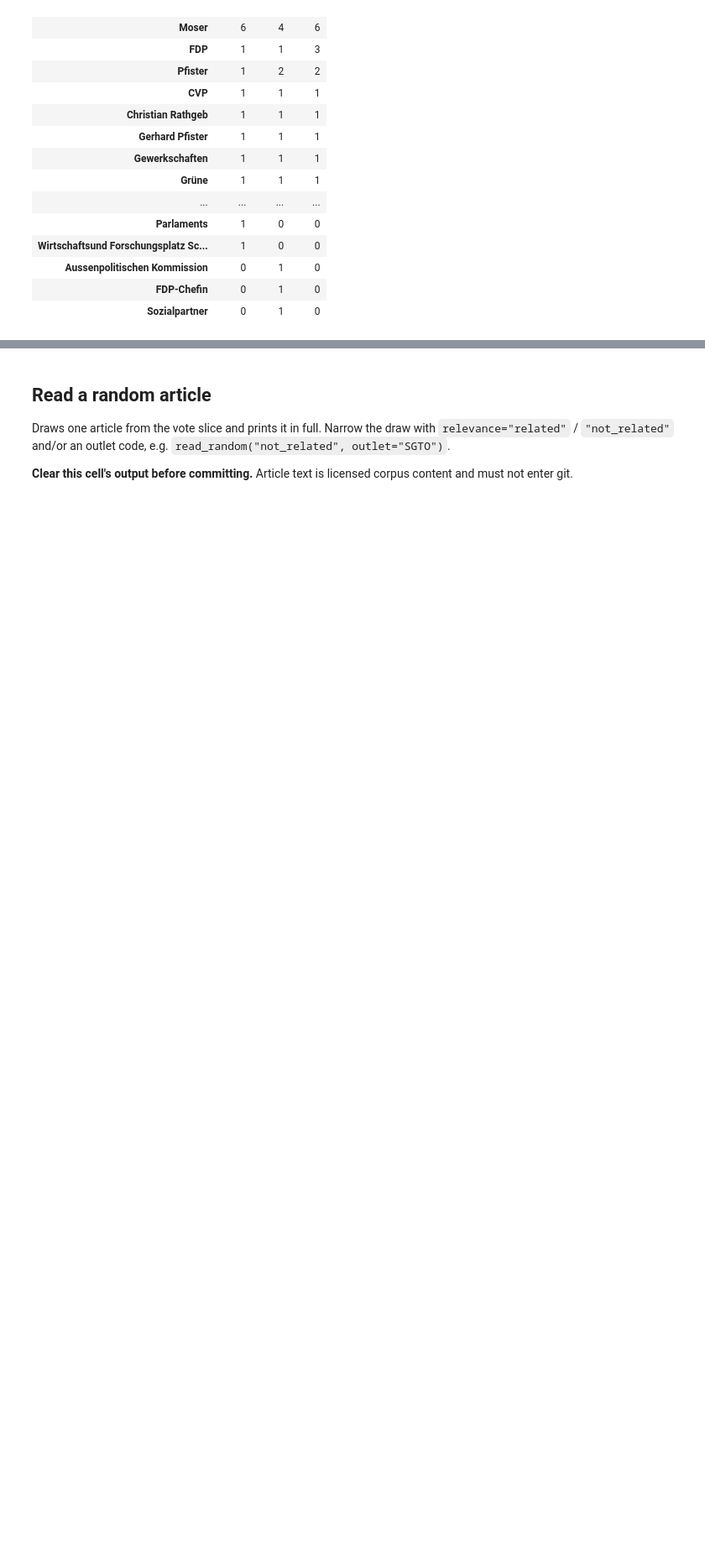
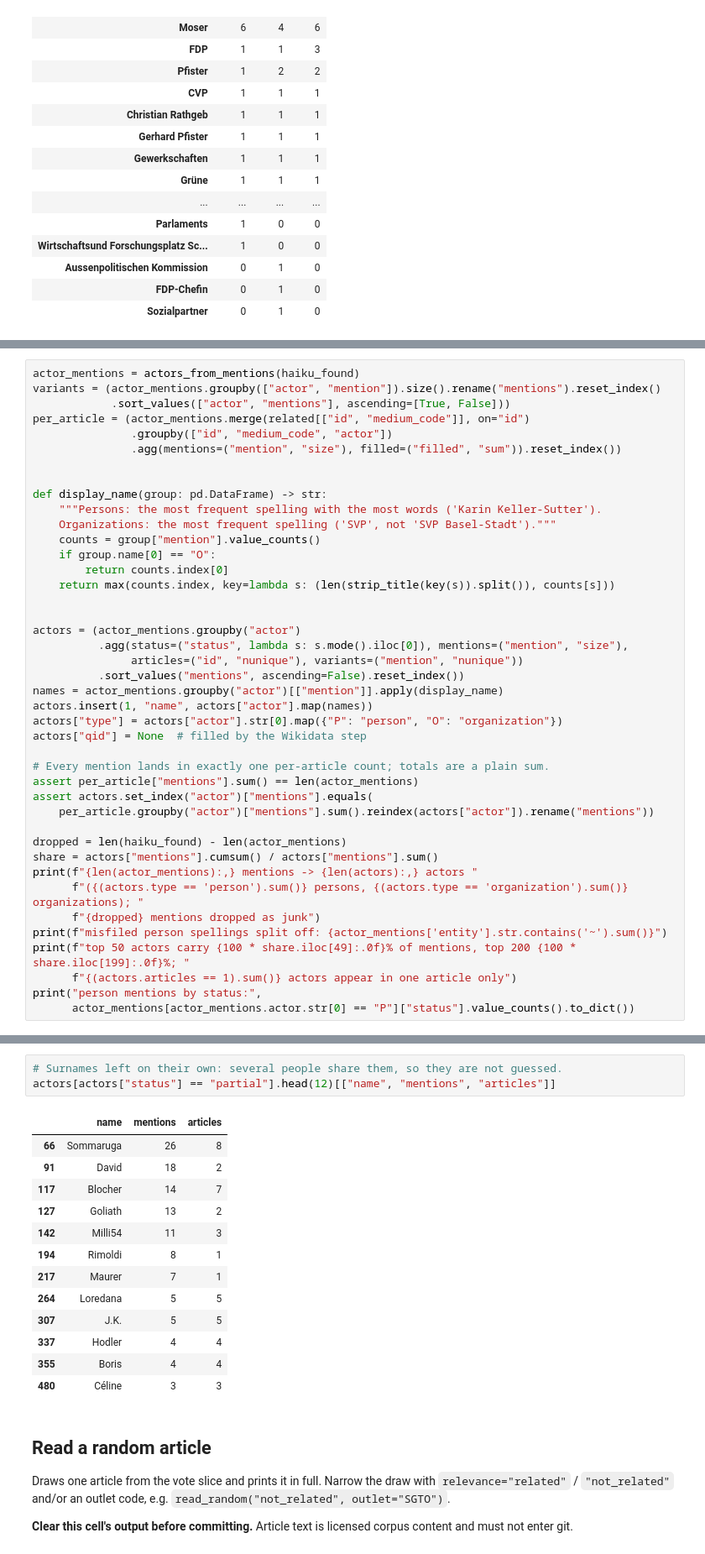
Before and after one commit to RasanYo/political-graph-rag, a Jupyter notebook: notebooks/02_explore_ner_de.ipynb, the cells around one changed output, grey strips where cells are left out. Shown at 84% size. Saved outputs shown, nothing was run; the diff lists cells and outputs as text; blank space fills up the shorter version.

```diff
--- a/notebooks/02_explore_ner_de.ipynb
+++ b/notebooks/02_explore_ner_de.ipynb
@@ -972,0 +1132,42 @@ side_by_side(example["id"])
+# %%
+actor_mentions = actors_from_mentions(haiku_found)
+variants = (actor_mentions.groupby(["actor", "mention"]).size().rename("mentions").reset_index()
+            .sort_values(["actor", "mentions"], ascending=[True, False]))
+per_article = (actor_mentions.merge(related[["id", "medium_code"]], on="id")
+               .groupby(["id", "medium_code", "actor"])
+               .agg(mentions=("mention", "size"), filled=("filled", "sum")).reset_index())
+
+
+def display_name(group: pd.DataFrame) -> str:
+    """Persons: the most frequent spelling with the most words ('Karin Keller-Sutter').
+    Organizations: the most frequent spelling ('SVP', not 'SVP Basel-Stadt')."""
+    counts = group["mention"].value_counts()
+    if group.name[0] == "O":
+        return counts.index[0]
+    return max(counts.index, key=lambda s: (len(strip_title(key(s)).split()), counts[s]))
+
+
+actors = (actor_mentions.groupby("actor")
+          .agg(status=("status", lambda s: s.mode().iloc[0]), mentions=("mention", "size"),
+               articles=("id", "nunique"), variants=("mention", "nunique"))
+          .sort_values("mentions", ascending=False).reset_index())
+names = actor_mentions.groupby("actor")[["mention"]].apply(display_name)
+actors.insert(1, "name", actors["actor"].map(names))
+actors["type"] = actors["actor"].str[0].map({"P": "person", "O": "organization"})
+actors["qid"] = None  # filled by the Wikidata step
+
+# Every mention lands in exactly one per-article count; totals are a plain sum.
+assert per_article["mentions"].sum() == len(actor_mentions)
+assert actors.set_index("actor")["mentions"].equals(
+    per_article.groupby("actor")["mentions"].sum().reindex(actors["actor"]).rename("mentions"))
+
+dropped = len(haiku_found) - len(actor_mentions)
+share = actors["mentions"].cumsum() / actors["mentions"].sum()
+print(f"{len(actor_mentions):,} mentions -> {len(actors):,} actors "
+      f"({(actors.type == 'person').sum()} persons, {(actors.type == 'organization').sum()} organizations); "
+      f"{dropped} mentions dropped as junk")
+print(f"misfiled person spellings split off: {actor_mentions['entity'].str.contains('~').sum()}")
+print(f"top 50 actors carry {100 * share.iloc[49]:.0f}% of mentions, top 200 {100 * share.iloc[199]:.0f}%; "
+      f"{(actors.articles == 1).sum()} actors appear in one article only")
+print("person mentions by status:",
+      actor_mentions[actor_mentions.actor.str[0] == "P"]["status"].value_counts().to_dict())
@@ -973,3 +1202,20 @@ side_by_side(example["id"])
+# %%
+# Surnames left on their own: several people share them, so they are not guessed.
+actors[actors["status"] == "partial"].head(12)[["name", "mentions", "articles"]]
+# %% [output]
+|  | name | mentions | articles |
+| 66 | Sommaruga | 26 | 8 |
+| 91 | David | 18 | 2 |
+| 117 | Blocher | 14 | 7 |
+| 127 | Goliath | 13 | 2 |
+| 142 | Milli54 | 11 | 3 |
+| 194 | Rimoldi | 8 | 1 |
+| 217 | Maurer | 7 | 1 |
+| 264 | Loredana | 5 | 5 |
+| 307 | J.K. | 5 | 5 |
+| 337 | Hodler | 4 | 4 |
+| 355 | Boris | 4 | 4 |
+| 480 | Céline | 3 | 3 |
 # %% [markdown]
 ## Read a random article
 
```
Also changed, not shown: parts of 4 cells of this notebook.
